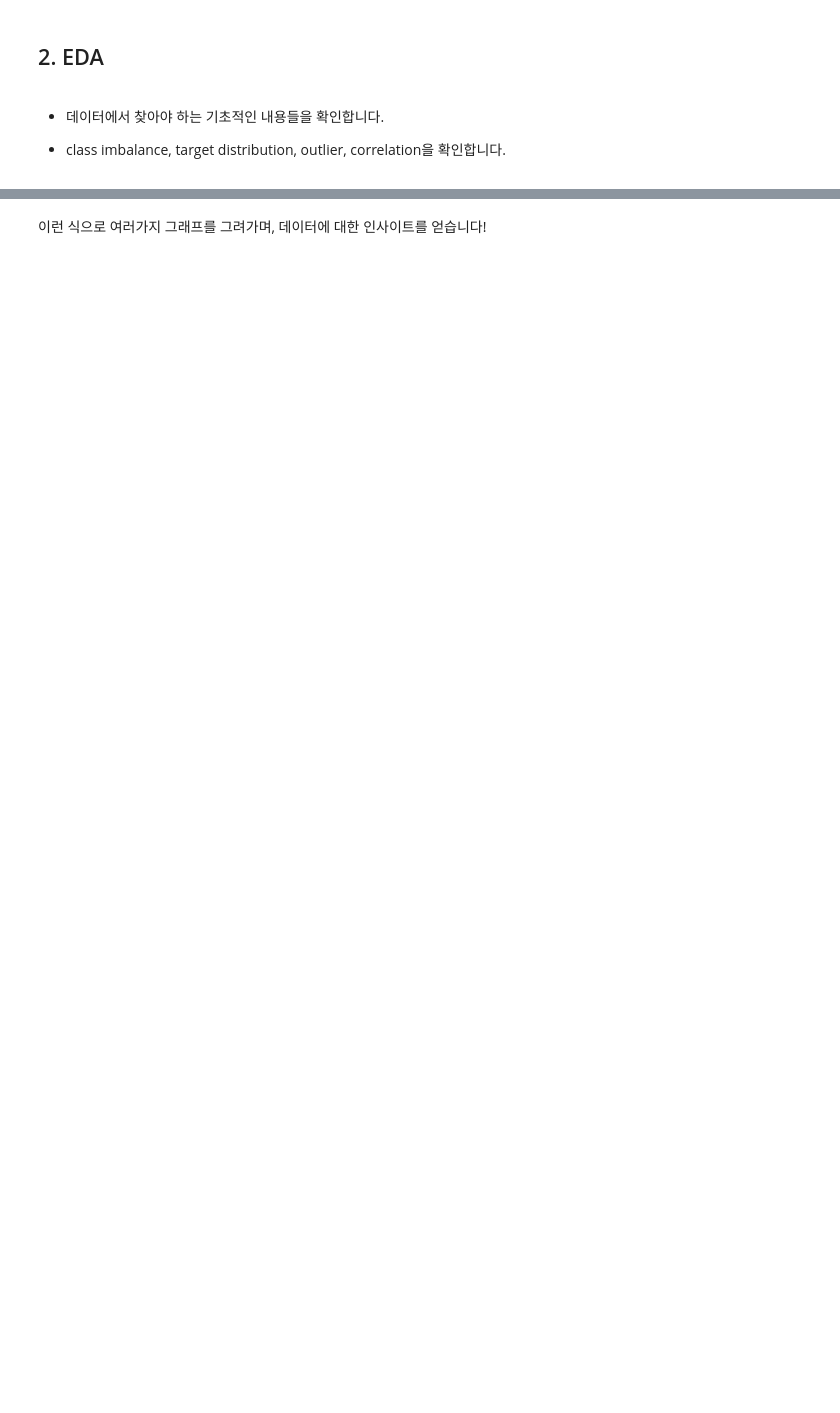
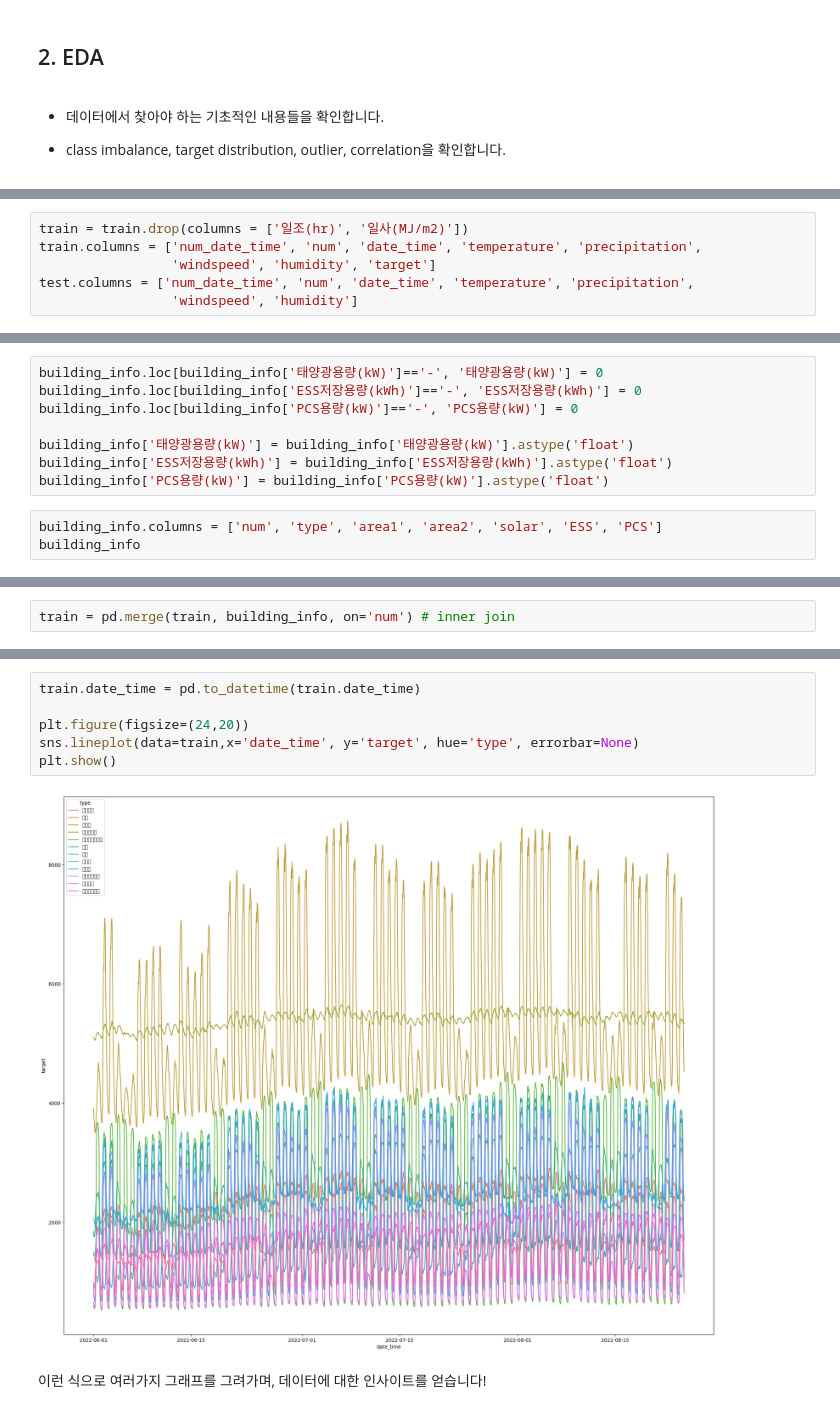
Before and after one commit to eunzzae/Off_Study_ML, a Jupyter notebook: 231006_실습(1)_[ML_Project]_2023_전력사용량_예측_AI_경진대회.ipynb, the cells around one changed output, grey strips where cells are left out. Saved outputs shown, nothing was run; the diff lists cells and outputs as text; blank space fills up the shorter version.

```diff
--- a/231006_실습(1)_[ML_Project]_2023_전력사용량_예측_AI_경진대회.ipynb
+++ b/231006_실습(1)_[ML_Project]_2023_전력사용량_예측_AI_경진대회.ipynb
@@ -86,0 +156,6 @@ test =
+# %%
+train = train.drop(columns = ['일조(hr)', '일사(MJ/m2)'])
+train.columns = ['num_date_time', 'num', 'date_time', 'temperature', 'precipitation',
+                 'windspeed', 'humidity', 'target']
+test.columns = ['num_date_time', 'num', 'date_time', 'temperature', 'precipitation',
+                 'windspeed', 'humidity']
@@ -86,0 +209,11 @@ test =
+# %%
+building_info.loc[building_info['태양광용량(kW)']=='-', '태양광용량(kW)'] = 0
+building_info.loc[building_info['ESS저장용량(kWh)']=='-', 'ESS저장용량(kWh)'] = 0
+building_info.loc[building_info['PCS용량(kW)']=='-', 'PCS용량(kW)'] = 0
+
+building_info['태양광용량(kW)'] = building_info['태양광용량(kW)'].astype('float')
+building_info['ESS저장용량(kWh)'] = building_info['ESS저장용량(kWh)'].astype('float')
+building_info['PCS용량(kW)'] = building_info['PCS용량(kW)'].astype('float')
+# %%
+building_info.columns = ['num', 'type', 'area1', 'area2', 'solar', 'ESS', 'PCS']
+building_info
@@ -86,0 +250,2 @@ test =
+# %%
+train = pd.merge(train, building_info, on='num') # inner join
@@ -87,3 +269,11 @@ test =
+# %%
+train.date_time = pd.to_datetime(train.date_time)
+
+plt.figure(figsize=(24,20))
+sns.lineplot(data=train,x='date_time', y='target', hue='type', errorbar=None)
+plt.show()
+# %% [output]
+[figure, added]
 # %% [markdown]
 이런 식으로 여러가지 그래프를 그려가며, 데이터에 대한 인사이트를 얻습니다!
 # %% [markdown]
```
Also changed, not shown: parts of 15 cells of this notebook.
